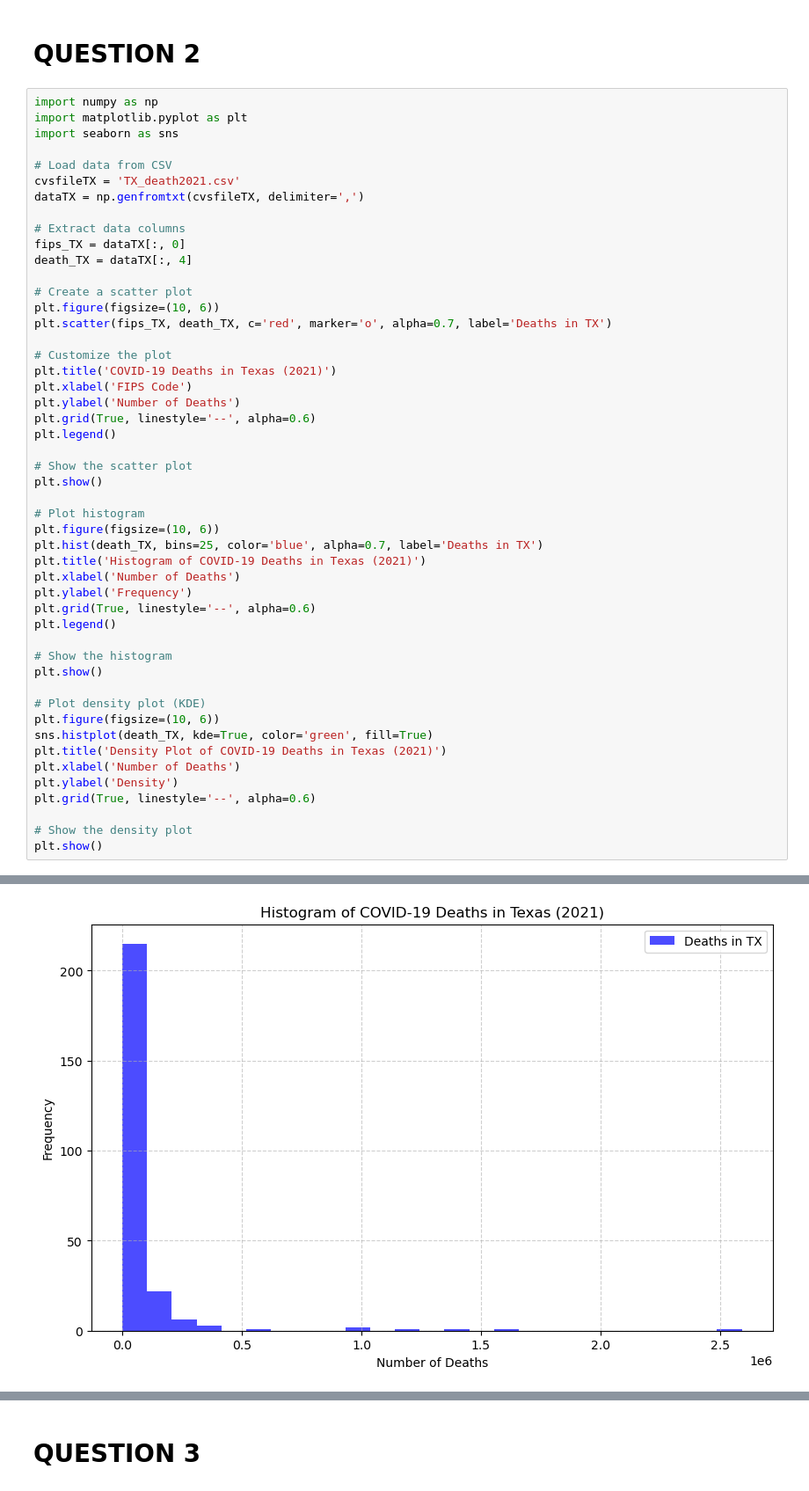
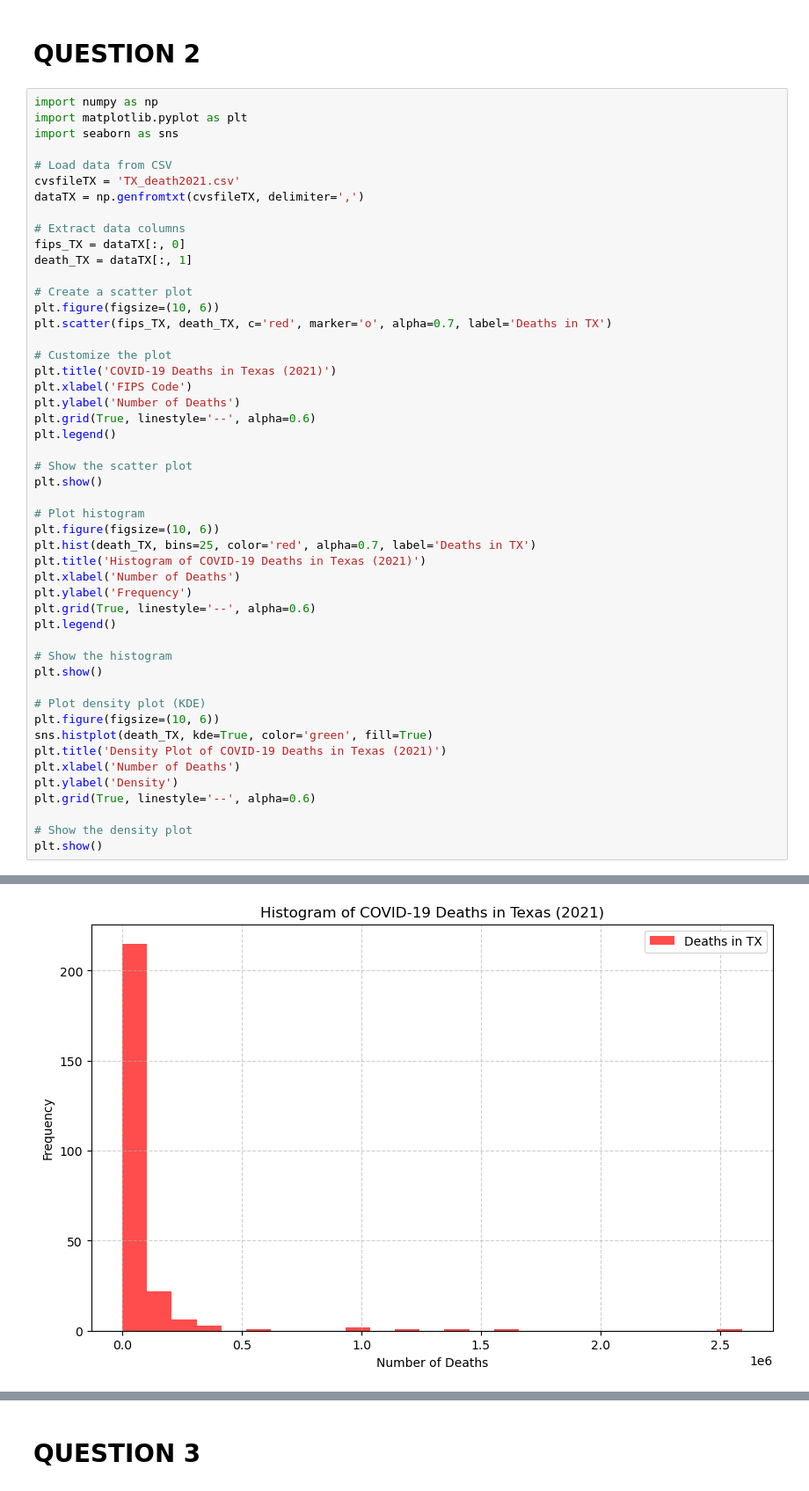
Before and after one commit to baa151/Project_1, a Jupyter notebook: Histograms.ipynb, the cells around one changed output, grey strips where cells are left out. Shown at 88% size. Drawn from its saved outputs; the diff is of its cells as text.

```diff
--- a/Histograms.ipynb
+++ b/Histograms.ipynb
@@ -172,7 +172,7 @@ dataTX = np.genfromtxt(cvsfileTX, delimiter=',')
 
 # Extract data columns
 fips_TX = dataTX[:, 0]
-death_TX = dataTX[:, 4]
+death_TX = dataTX[:, 1]
 
 # Create a scatter plot
 plt.figure(figsize=(10, 6))
@@ -184,35 +184,35 @@ plt.xlabel('FIPS Code')
 plt.ylabel('Number of Deaths')
 plt.grid(True, linestyle='--', alpha=0.6)
 plt.legend()
 
 # Show the scatter plot
 plt.show()
 
 # Plot histogram
 plt.figure(figsize=(10, 6))
-plt.hist(death_TX, bins=25, color='blue', alpha=0.7, label='Deaths in TX')
+plt.hist(death_TX, bins=25, color='red', alpha=0.7, label='Deaths in TX')
 plt.title('Histogram of COVID-19 Deaths in Texas (2021)')
 plt.xlabel('Number of Deaths')
 plt.ylabel('Frequency')
 plt.grid(True, linestyle='--', alpha=0.6)
 plt.legend()
 
 # Show the histogram
 plt.show()
 
 # Plot density plot (KDE)
 plt.figure(figsize=(10, 6))
 sns.histplot(death_TX, kde=True, color='green', fill=True)
 plt.title('Density Plot of COVID-19 Deaths in Texas (2021)')
 plt.xlabel('Number of Deaths')
 plt.ylabel('Density')
 plt.grid(True, linestyle='--', alpha=0.6)
 
 # Show the density plot
 plt.show()
 # %% [output]
 [figure]
-[figure, old version]
+[figure, new version]
 [figure]
 # %%
 import numpy as np
```
Also changed, not shown: parts of 4 cells of this notebook.
